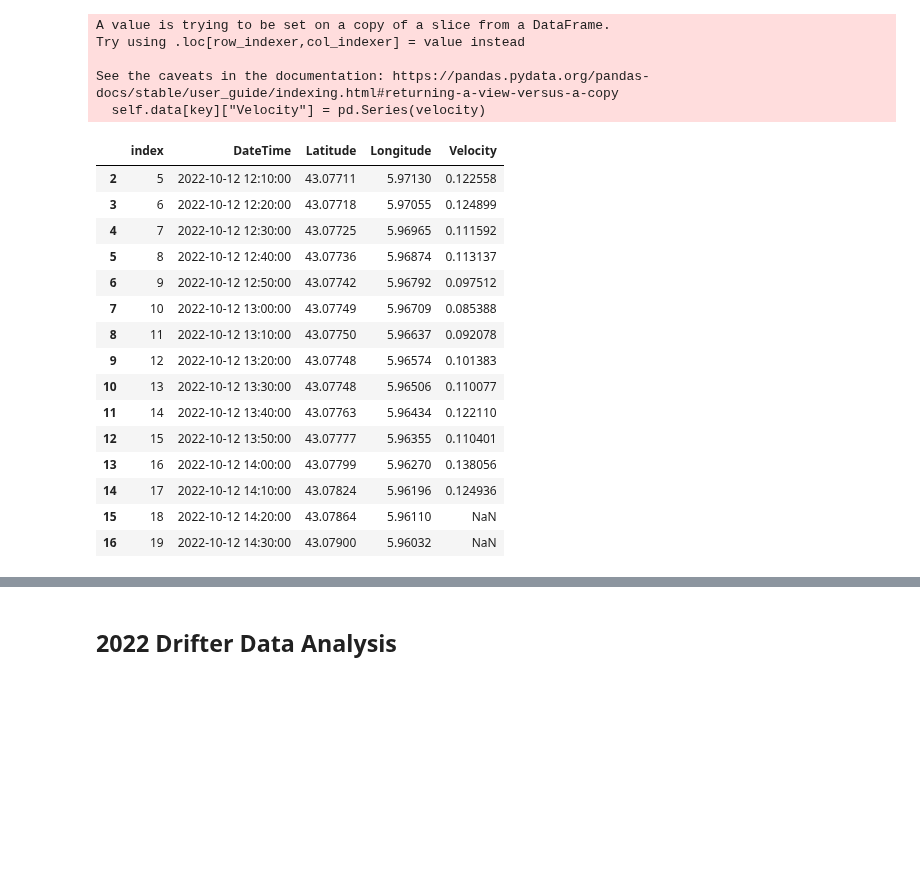
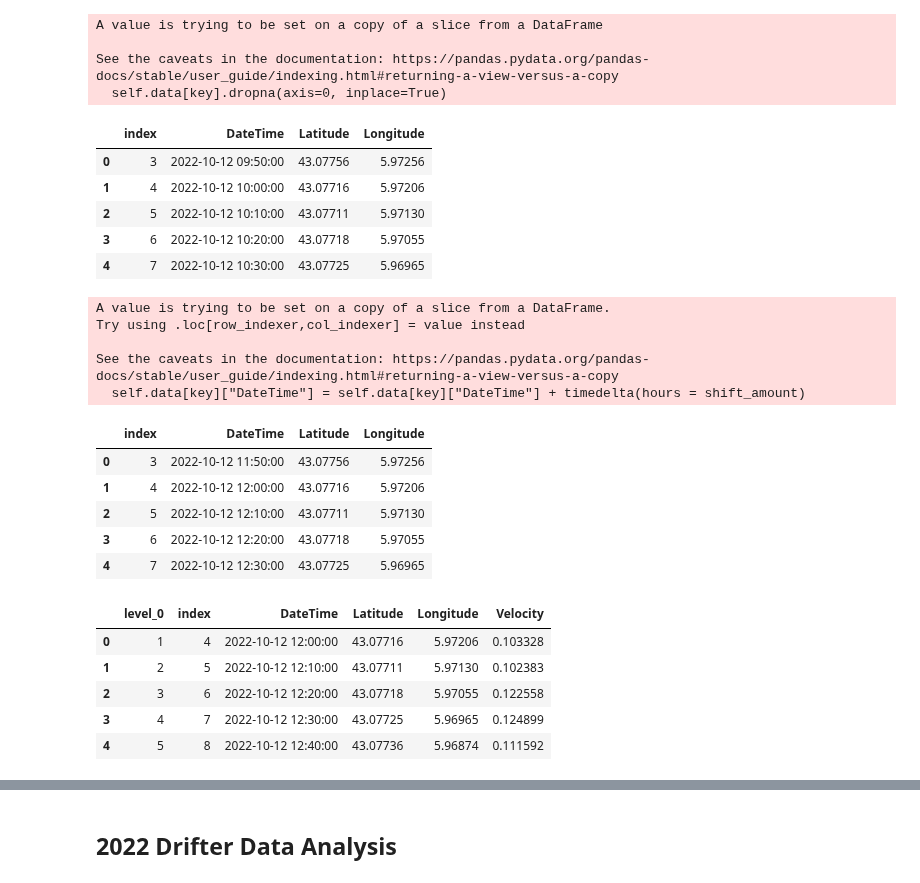
Before and after one commit to olanrewajufarooq/OceanographyAnalysis, a Jupyter notebook: Python/drifter.ipynb, the cells around one changed output, grey strips where cells are left out. Saved outputs shown, nothing was run; the diff lists cells and outputs as text; code cells hidden in the pictures; blank space fills up the shorter version.

```diff
--- a/Python/drifter.ipynb
+++ b/Python/drifter.ipynb
@@ -262,7 +262,6 @@ class Drifters:
             feature_group = folium.FeatureGroup(f"{name}\n{drifter_info}")
 
             folium.Marker([ df["Latitude"].iloc[-1]+0.001, df["Longitude"].iloc[-1]-0.001 ],
-                    #popup = folium.Popup(f'{key}', parse_html=True),
                     icon=folium.DivIcon(html=f"""<div style="font-family: courier new; color: blue">{f"{name}"}</div>""")
                     ).add_to(feature_group )
 
@@ -278,11 +277,10 @@ class Drifters:
 
             for lat, lon, vel in zip(df["Latitude"], df["Longitude"], df["Velocity"]):
                 circlemarker = folium.CircleMarker(location=(lat,lon), radius=6,
+                                    stroke=True, color=drifter_col, weight=1.5, opacity=0.9,
                                     fill=True, fill_color=color_mapper(vel)[:7], fill_opacity=0.9,
-                                    stroke=True, color=drifter_col, weight=1.5, opacity=0.9,
                                     popup=folium.Popup(f"{round(vel, 4)} m/s"),
                                 ).add_to(feature_group )
-                print(color_mapper(vel)[:7])
 
             feature_group.add_to(df_map)
 
@@ -299,8 +297,8 @@ class Drifters:
             # Plotting the location and velocities into the Map
             min_vel, max_vel = velocity_extremes(data)
 
-            color_gradients = ['orange', 'red']
-            velcolmap = bcm.LinearColormap(color_gradients, vmin=min_vel, vmax=max_vel, caption = 'Velocity (m/s)') # The velocity scale
+            color_gradients = ['white', 'green', 'orange', 'red']
+            velcolmap = bcm.LinearColormap(color_gradients, vmin=min_vel, vmax=max_vel, caption = 'Velocity (cm/s)') # The velocity scale
             velcolmap.add_to(plot_map)
 
             for key in data.keys():
@@ -326,4 +324,7 @@ working_dir = "Data/2022/Day2"
 D = Drifters("2022")
 D.read_data(f"{working_dir}/drifters/")
 D.read_logsheet(f"{working_dir}/drifters-logsheet.csv")
-# D.data["274"].head()
+
+key = "274"
+
+D.data[key]
@@ -336,34 +373,42 @@ D.time_shift(2)
 # %%
 D.extract_data()
-# D.data["274"]
+D.data[key].head()
+# %% [output]
+A value is trying to be set on a copy of a slice from a DataFrame
+
+See the caveats in the documentation: https://pandas.pydata.org/pandas-docs/stable/user_guide/indexing.html#returning-a-view-versus-a-copy
+  self.data[key].dropna(axis=0, inplace=True)
+|  | index | DateTime | Latitude | Longitude |
+| 0 | 3 | 2022-10-12 09:50:00 | 43.07756 | 5.97256 |
+| 1 | 4 | 2022-10-12 10:00:00 | 43.07716 | 5.97206 |
+| 2 | 5 | 2022-10-12 10:10:00 | 43.07711 | 5.97130 |
+| 3 | 6 | 2022-10-12 10:20:00 | 43.07718 | 5.97055 |
+| 4 | 7 | 2022-10-12 10:30:00 | 43.07725 | 5.96965 |
 # %%
 D.time_shift(shift_amount=2)
-# D.data["274"].head(10)
+D.data[key].head()
+# %% [output]
+A value is trying to be set on a copy of a slice from a DataFrame.
+Try using .loc[row_indexer,col_indexer] = value instead
+
+See the caveats in the documentation: https://pandas.pydata.org/pandas-docs/stable/user_guide/indexing.html#returning-a-view-versus-a-copy
+  self.data[key]["DateTime"] = self.data[key]["DateTime"] + timedelta(hours = shift_amount)
+|  | index | DateTime | Latitude | Longitude |
+| 0 | 3 | 2022-10-12 11:50:00 | 43.07756 | 5.97256 |
+| 1 | 4 | 2022-10-12 12:00:00 | 43.07716 | 5.97206 |
+| 2 | 5 | 2022-10-12 12:10:00 | 43.07711 | 5.97130 |
+| 3 | 6 | 2022-10-12 12:20:00 | 43.07718 | 5.97055 |
+| 4 | 7 | 2022-10-12 12:30:00 | 43.07725 | 5.96965 |
 # %%
 D.compute_velocity()
-D.data["274"]
+D.data[key].head()
 # %% [output]
-A value is trying to be set on a copy of a slice from a DataFrame.
-Try using .loc[row_indexer,col_indexer] = value instead
-
-See the caveats in the documentation: https://pandas.pydata.org/pandas-docs/stable/user_guide/indexing.html#returning-a-view-versus-a-copy
-  self.data[key]["Velocity"] = pd.Series(velocity)
-|  | index | DateTime | Latitude | Longitude | Velocity |
-| 2 | 5 | 2022-10-12 12:10:00 | 43.07711 | 5.97130 | 0.122558 |
-| 3 | 6 | 2022-10-12 12:20:00 | 43.07718 | 5.97055 | 0.124899 |
-| 4 | 7 | 2022-10-12 12:30:00 | 43.07725 | 5.96965 | 0.111592 |
-| 5 | 8 | 2022-10-12 12:40:00 | 43.07736 | 5.96874 | 0.113137 |
-| 6 | 9 | 2022-10-12 12:50:00 | 43.07742 | 5.96792 | 0.097512 |
-| 7 | 10 | 2022-10-12 13:00:00 | 43.07749 | 5.96709 | 0.085388 |
-| 8 | 11 | 2022-10-12 13:10:00 | 43.07750 | 5.96637 | 0.092078 |
-| 9 | 12 | 2022-10-12 13:20:00 | 43.07748 | 5.96574 | 0.101383 |
-| 10 | 13 | 2022-10-12 13:30:00 | 43.07748 | 5.96506 | 0.110077 |
-| 11 | 14 | 2022-10-12 13:40:00 | 43.07763 | 5.96434 | 0.122110 |
-| 12 | 15 | 2022-10-12 13:50:00 | 43.07777 | 5.96355 | 0.110401 |
-| 13 | 16 | 2022-10-12 14:00:00 | 43.07799 | 5.96270 | 0.138056 |
-| 14 | 17 | 2022-10-12 14:10:00 | 43.07824 | 5.96196 | 0.124936 |
-| 15 | 18 | 2022-10-12 14:20:00 | 43.07864 | 5.96110 | NaN |
-| 16 | 19 | 2022-10-12 14:30:00 | 43.07900 | 5.96032 | NaN |
+|  | level_0 | index | DateTime | Latitude | Longitude | Velocity |
+| 0 | 1 | 4 | 2022-10-12 12:00:00 | 43.07716 | 5.97206 | 0.103328 |
+| 1 | 2 | 5 | 2022-10-12 12:10:00 | 43.07711 | 5.97130 | 0.102383 |
+| 2 | 3 | 6 | 2022-10-12 12:20:00 | 43.07718 | 5.97055 | 0.122558 |
+| 3 | 4 | 7 | 2022-10-12 12:30:00 | 43.07725 | 5.96965 | 0.124899 |
+| 4 | 5 | 8 | 2022-10-12 12:40:00 | 43.07736 | 5.96874 | 0.111592 |
 # %%
 D.plot_trajectories()
 D.map
```
Also changed, not shown: parts of 6 cells of this notebook.
